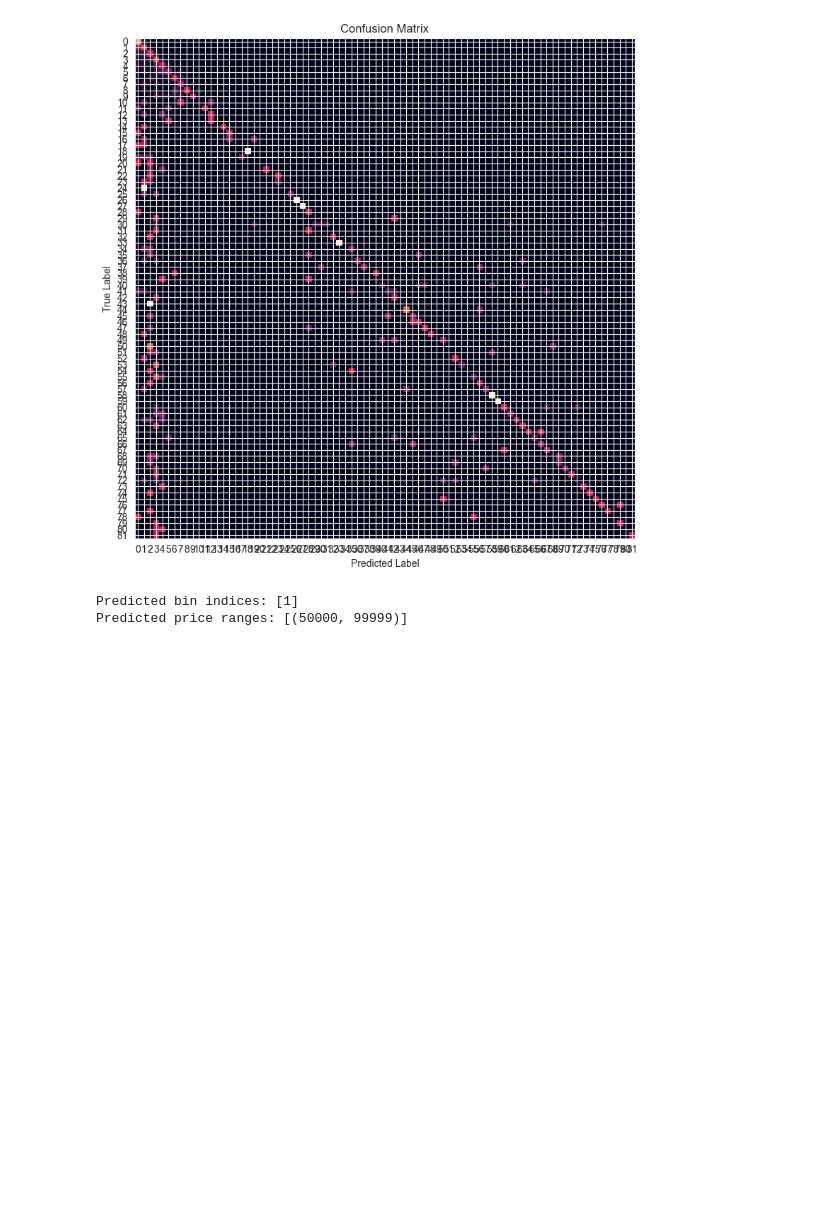
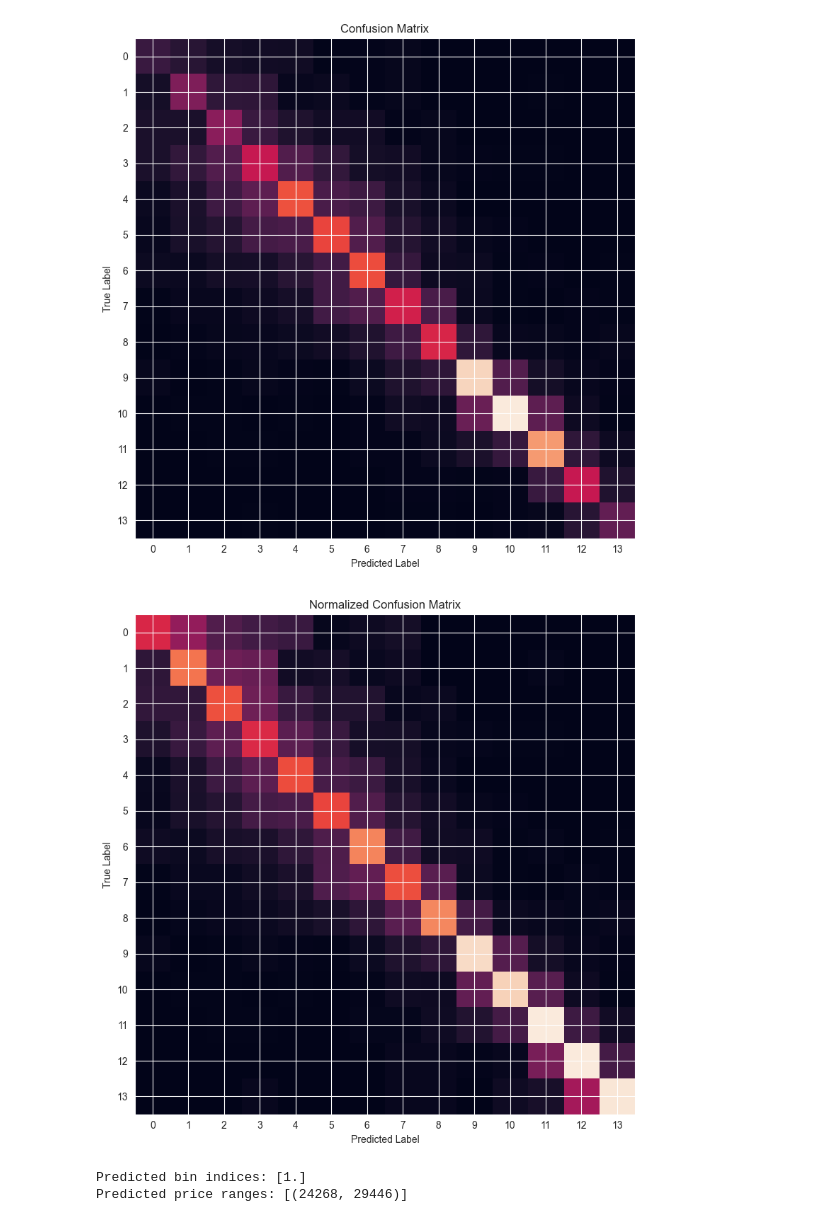
Before and after one commit to Advanced-Data-Mining/Otomoto_data_mining, a Jupyter notebook: models/tfidf_model.ipynb, the cells around one changed output. Drawn from its saved outputs; the diff is of its cells as text; code cells hidden in the pictures; blank space fills up the shorter version.

Commit message:
update tfidf model

```diff
--- a/models/tfidf_model.ipynb
+++ b/models/tfidf_model.ipynb
@@ -11,10 +44,7 @@ from utils.data_utils import preprocessing, custom_train_test_split
 # %%
+X_train, X_test, y_train, y_test = custom_train_test_split(df, log_bins, test_size=0.2, random_state=42)
 
-
-
-df = pd.read_csv('../cleaned_data.csv', sep=';')
-df, bins = preprocessing(df, 50_000)
-# print(df.head())
-# print(bins)
-X_train, X_test, y_train, y_test = custom_train_test_split(df, 10)
+print(df.describe().apply(lambda s: s.apply('{0:.5f}'.format)))
+print(df.head())
+print(y_test)
 # %% [output]
@@ -24,11 +68,18 @@ Number of classes after filtering: 82
 # %%
+from sklearn.decomposition import TruncatedSVD
+
+with open("../utils/polish_stopwords.txt", "r") as f:
+    polish_stopwords = [word.strip() for word in f]   # <- LIST, not SET
+
 # --- 5) pipeline (TFIDF ONLY) ---
 pipeline = Pipeline([
     ("tfidf", TfidfVectorizer(
         max_features=30000,
         ngram_range=(1,2),
-        min_df=2
+        min_df=2,
+        stop_words=polish_stopwords
     )),
+    ("svd", TruncatedSVD(n_components=200, random_state=42)),
     ("clf", DecisionTreeClassifier(random_state=42))
 ])
 # %%
@@ -107,43 +192,25 @@ Test accuracy: 0.6551099025606164
 # %%
+from utils.data_utils import plot_cm
+cm, cm_normalized = generate_cm(y_test, y_pred)
 
-# --- PLOT ---
-plt.figure(figsize=(8, 8))
-plt.imshow(cm_normalized, interpolation='nearest')
-plt.title("Confusion Matrix")
-plt.xlabel("Predicted Label")
-plt.ylabel("True Label")
-
-# # add numbers inside cells
-# for i in range(min(cm_normalized.shape[0],100)):
-#     for j in range(min(cm_normalized.shape[1],100)):
-#         plt.text(j, i, str(cm_normalized[i, j]),
-#                  ha="center", va="center")
-
-# ticks
-plt.xticks(np.arange(cm_normalized.shape[1]))
-plt.yticks(np.arange(cm_normalized.shape[0]))
-
-plt.tight_layout()
-
-# save figure
-plt.savefig("confusion_matrix.png", dpi=150)
-
-# show plot
-plt.show()
+plot_cm(cm, title="Confusion Matrix")
+plot_cm(cm_normalized, title="Normalized Confusion Matrix")
 # %% [output]
-[figure, old version]
+[figure, new version]
+[figure, added]
 # %%
 # --- 8) helper: convert predicted bin index to price range ---
 def bin_to_range(bins, bin_idx):
+    bin_idx = int(bin_idx)  # ensure integer
     low = int(bins[bin_idx])
-    high = int(bins[bin_idx+1] - 1)
+    high = int(bins[bin_idx + 1] - 1)
     return (low, high)
 
 # predict for new descriptions
 new_descriptions = ["Excellent condition car, hardly used, my favourite BMW car I've ever had."]
-pred_bins = best_model.predict(new_descriptions)
+pred_bins = best_model.predict(new_descriptions).ravel()  # ensures 1D array
 print("Predicted bin indices:", pred_bins)
-print("Predicted price ranges:", [bin_to_range(bins, b) for b in pred_bins])
+print("Predicted price ranges:", [bin_to_range(log_bins, b) for b in pred_bins])
 # %% [output]
-Predicted bin indices: [1]
-Predicted price ranges: [(50000, 99999)]
+Predicted bin indices: [1.]
+Predicted price ranges: [(24268, 29446)]
```
Also changed, not shown: parts of 7 cells of this notebook, 1 other file.
